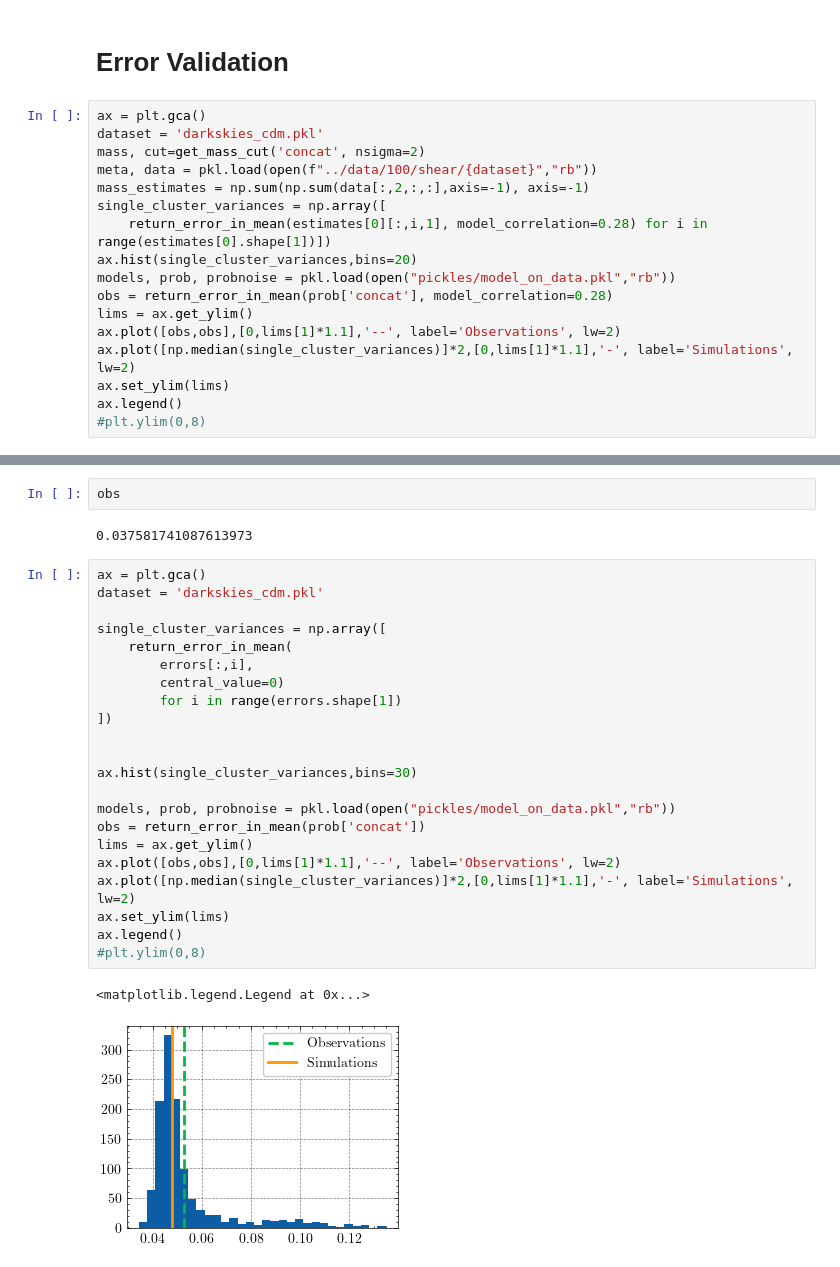
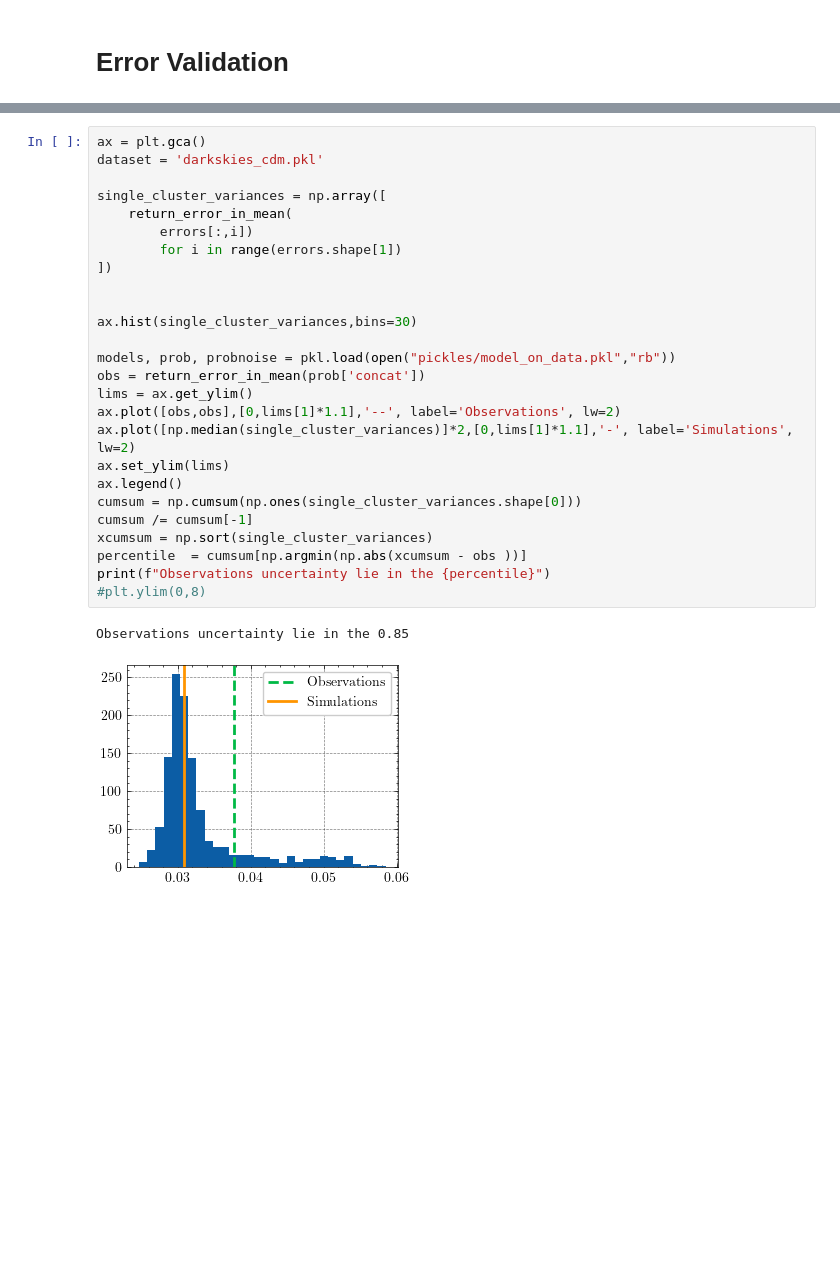
Before and after one commit to davidharvey1986/ml_a2744, a Jupyter notebook: notebooks/how_correlated_are_models.ipynb, the cells around one changed output, grey strips where cells are left out. Cells and saved outputs as stored; diff of their text form; blank space fills up the shorter version.

```diff
--- a/notebooks/how_correlated_are_models.ipynb
+++ b/notebooks/how_correlated_are_models.ipynb
@@ -207,20 +202,3 @@ sigma = 1.0695 +/- 0.0035
 [figure]
 # %% [markdown]
 # Error Validation
-# %%
-ax = plt.gca()
-dataset = 'darkskies_cdm.pkl'
-mass, cut=get_mass_cut('concat', nsigma=2)
-meta, data = pkl.load(open(f"../data/100/shear/{dataset}","rb"))
-mass_estimates = np.sum(np.sum(data[:,2,:,:],axis=-1), axis=-1)
-single_cluster_variances = np.array([
-    return_error_in_mean(estimates[0][:,i,1], model_correlation=0.28) for i in range(estimates[0].shape[1])])
-ax.hist(single_cluster_variances,bins=20)
-models, prob, probnoise = pkl.load(open("pickles/model_on_data.pkl","rb"))
-obs = return_error_in_mean(prob['concat'], model_correlation=0.28)
-lims = ax.get_ylim()
-ax.plot([obs,obs],[0,lims[1]*1.1],'--', label='Observations', lw=2)
-ax.plot([np.median(single_cluster_variances)]*2,[0,lims[1]*1.1],'-', label='Simulations', lw=2)
-ax.set_ylim(lims)
-ax.legend()
-#plt.ylim(0,8)
@@ -230,29 +205,29 @@ ax.legend()
-# %%
-obs
-# %% [output]
-0.037581741087613973
 # %%
 ax = plt.gca()
 dataset = 'darkskies_cdm.pkl'
 
 single_cluster_variances = np.array([
     return_error_in_mean(
-        errors[:,i],
-        central_value=0)
+        errors[:,i])
         for i in range(errors.shape[1])
 ])
 
 
 ax.hist(single_cluster_variances,bins=30)
 
 models, prob, probnoise = pkl.load(open("pickles/model_on_data.pkl","rb"))
 obs = return_error_in_mean(prob['concat'])
 lims = ax.get_ylim()
 ax.plot([obs,obs],[0,lims[1]*1.1],'--', label='Observations', lw=2)
 ax.plot([np.median(single_cluster_variances)]*2,[0,lims[1]*1.1],'-', label='Simulations', lw=2)
 ax.set_ylim(lims)
 ax.legend()
+cumsum = np.cumsum(np.ones(single_cluster_variances.shape[0]))
+cumsum /= cumsum[-1]
+xcumsum = np.sort(single_cluster_variances)
+percentile  = cumsum[np.argmin(np.abs(xcumsum - obs ))]
+print(f"Observations uncertainty lie in the {percentile}")
 #plt.ylim(0,8)
 # %% [output]
-<matplotlib.legend.Legend at 0x...>
+Observations uncertainty lie in the 0.85
-[figure, old version]
+[figure, new version]
```
Also changed, not shown: parts of 3 cells of this notebook, 4 other files.
